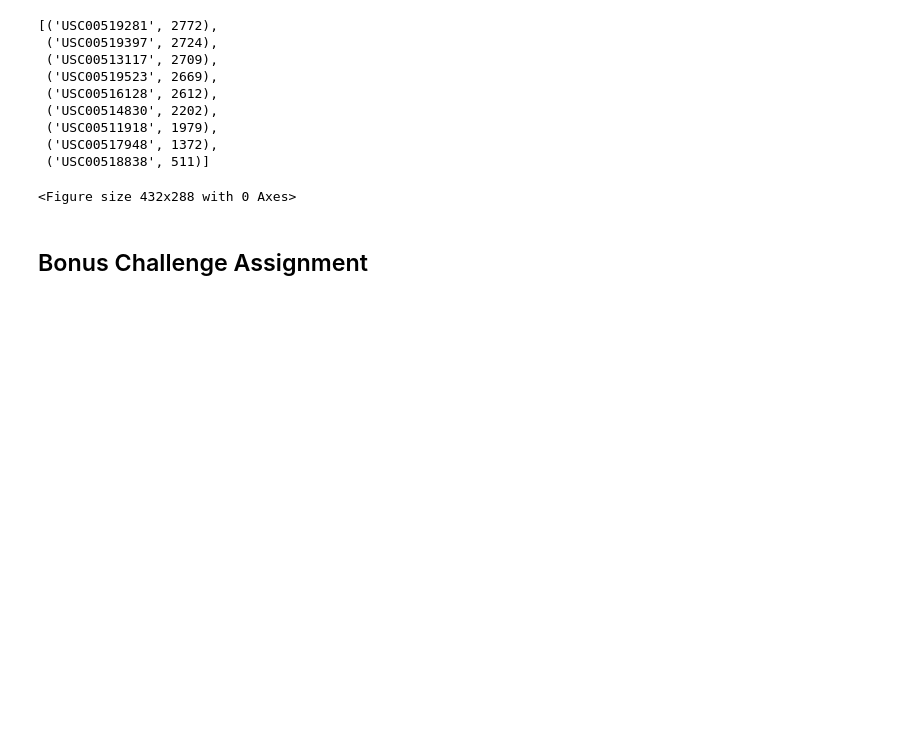
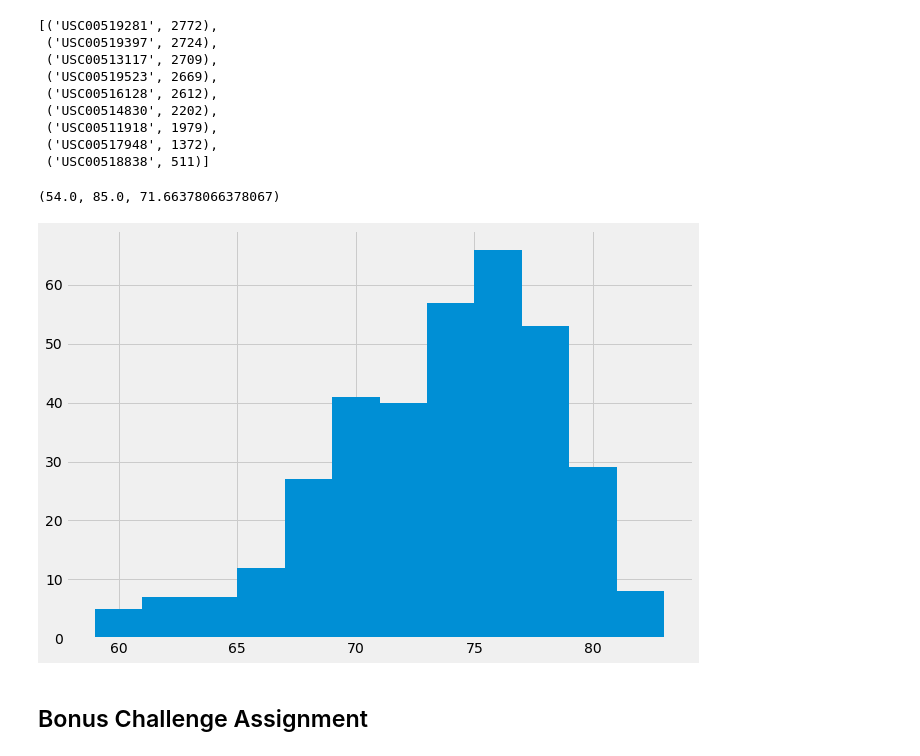
Before and after one commit to christyrows/sqlalchemy-challenge, a Jupyter notebook: Instructions/climate_starter.ipynb, the cells around one changed output. Drawn from its saved outputs; the diff is of its cells as text; code cells hidden in the pictures; blank space fills up the shorter version.

```diff
--- a/Instructions/climate_starter.ipynb
+++ b/Instructions/climate_starter.ipynb
@@ -109,22 +109,31 @@ session.query(measurements.station, func.count(measurements.station)).group_by(m
 # highest temperature recorded, and average temperature of the most active station?
 #'USC00519281'
 
-low_hi_avg = session.query(func.min(Measurement.tobs),func.max(Measurement.tobs),\
-    func.avg(Measurement.tobs)).filter(Measurement.station == 'USC00519281').first()
-low_hi_avg
+avg_temp = session.query(func.min(measurements.tobs),func.max(measurements.tobs),\
+    func.avg(measurements.tobs)).filter(measurements.station == 'USC00519281').first()
+avg_temp
 
 #session.query(func().min)
+# %% [output]
+(54.0, 85.0, 71.66378066378067)
 # %%
 # Choose the station with the highest number of temperature observations.
 # Query the last 12 months of temperature observation data for this station and plot the results as a histogram
 
+last_year_tobs = pd.read_sql("SELECT tobs FROM measurement where \
+    station = 'USC00519281' AND date >= DATE('2017-08-23','-12 month')", conn)
 
+
+num_bins = 12
+fig, ax = plt.subplots(figsize=(10,7))
+
+n, bins, patches = ax.hist(last_year_tobs['tobs'], num_bins)
 
 
 plt.savefig('Images/Histogram.png')
 plt.show()
 # %% [output]
-<Figure size 432x288 with 0 Axes>
+[figure, added]
 # %% [markdown]
 ## Bonus Challenge Assignment
 # %%
```
Also changed, not shown: 1 other file.
